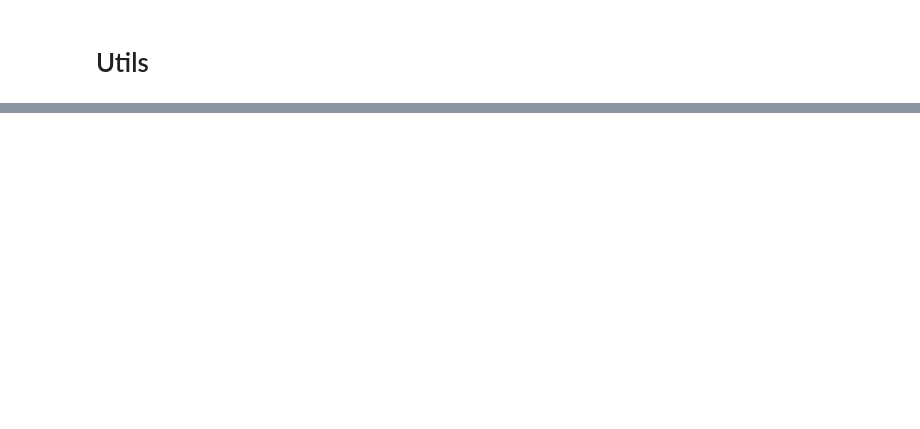
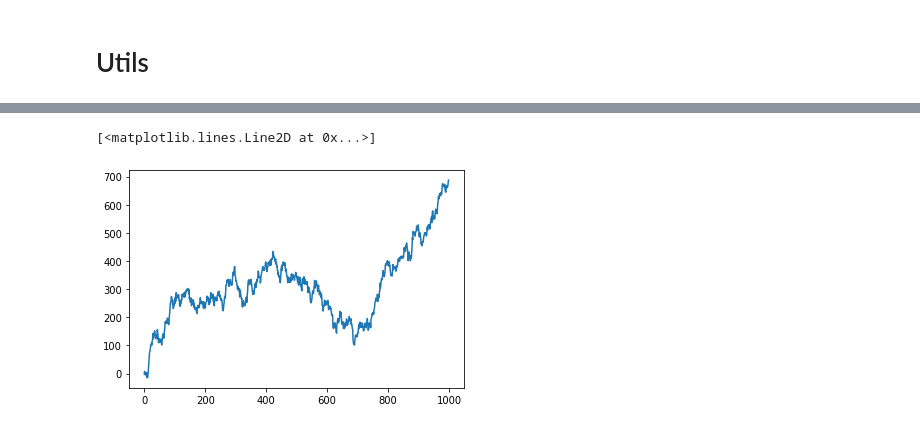
Before and after one commit to statmod-ml-community/ml-seminars-2019-2, a Jupyter notebook: ts-prediction.ipynb, the cells around one changed output, grey strips where cells are left out. Saved outputs shown, nothing was run; the diff lists cells and outputs as text; code cells hidden in the pictures; blank space fills up the shorter version.

```diff
--- a/ts-prediction.ipynb
+++ b/ts-prediction.ipynb
@@ -23,10 +26,17 @@ def slopes(limit, apfreq, mean=0, sd=1):
     counts = counts[counts.cumsum() <= limit]
     counts = np.append(counts, limit - counts.sum())
     slopes = rnd.normal(size=len(counts), loc=mean, scale=sd)
-    return pd.DataFrame({'counts': counts, 'slopes': slopes})
+    return pd.DataFrame({'count': counts, 'slope': slopes})
 
-def piecewise_linear(size, slopes, start=0):
-    return ply(lambda x: linear(int(x[0]), a=x[1]), axis=1, reduce=True)
+def piecewise_linear(slopes, start=0):
+    series = np.zeros(slopes['count'].sum())
+    offset = 0
+    for index, row in slopes.iterrows():
+        count = int(row['count'])
+        series[offset:(count+offset)] = linear(size=int(count), a=row['slope'], b=series[offset-1], series=False)
+        offset += count
+    return pd.Series(series)
 
-def linear(size, a=1, b=0):
-    return pd.Series(a * np.ones(size).cumsum() + b)
+def linear(size, a=1., b=0., series=True):
+    arr = a * (np.arange(size) + 1) + b
+    return pd.Series(arr) if series else arr
@@ -51,0 +129,10 @@ plt.plot(linear(10, start=2))
+# %%
+sl = slopes(1000, 200, mean=0.1, sd = 1)
+ln = piecewise_linear(sl)
+rw = random_walk(1000, sd=10)
+series = ln + rw
+# %%
+plt.plot(series)
+# %% [output]
+[<matplotlib.lines.Line2D at 0x...>]
+[figure, added]
```
Also changed, not shown: parts of 16 cells of this notebook.
